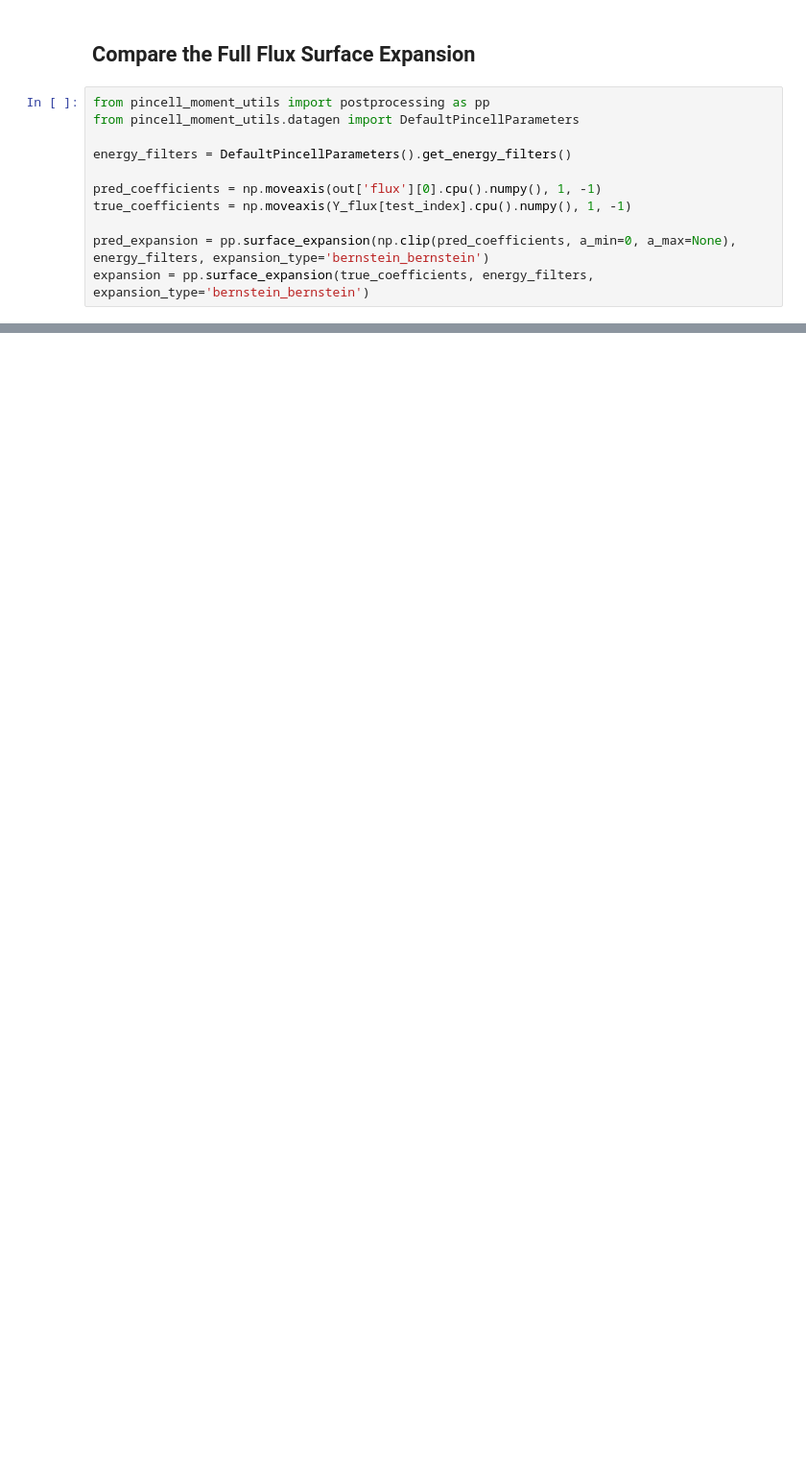
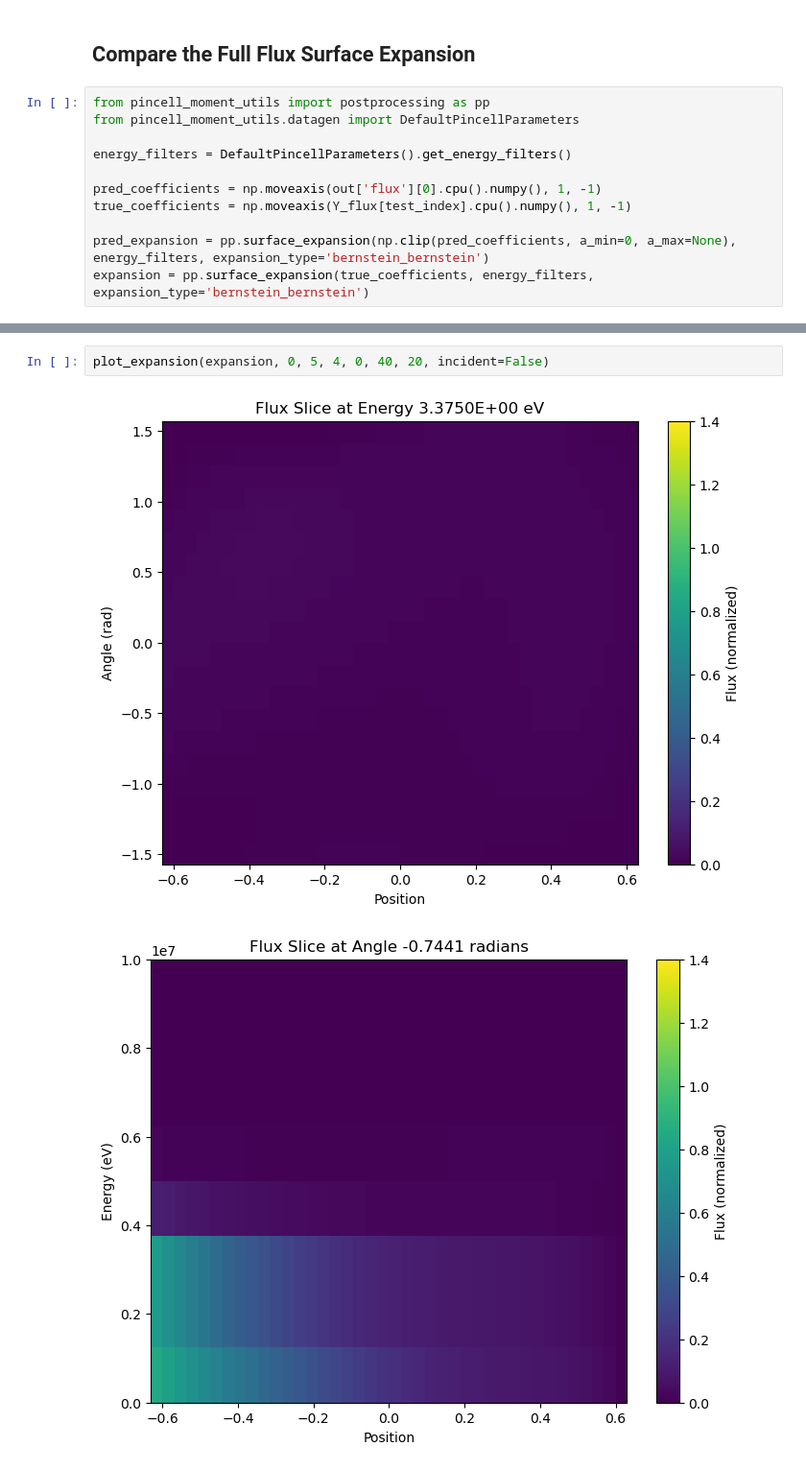
Before and after one commit to mlouis9/pincell_moment_utils, a Jupyter notebook: ml_model/new_equivariant_model.ipynb, the cells around one changed output, grey strips where cells are left out. Shown: that part at 96% size. Saved outputs shown, nothing was run; the diff lists cells and outputs as text; blank space fills up the shorter version.

```diff
--- a/ml_model/new_equivariant_model.ipynb
+++ b/ml_model/new_equivariant_model.ipynb
@@ -1104,0 +1092,5 @@ plot_expansion(expansion, 0, 5, 4, 0, 40, 20, incident=False, compare_expansion=
+# %%
+plot_expansion(expansion, 0, 5, 4, 0, 40, 20, incident=False)
+# %% [output]
+[figure, added]
+[figure, added]
```
Also changed, not shown: parts of 18 cells of this notebook.
